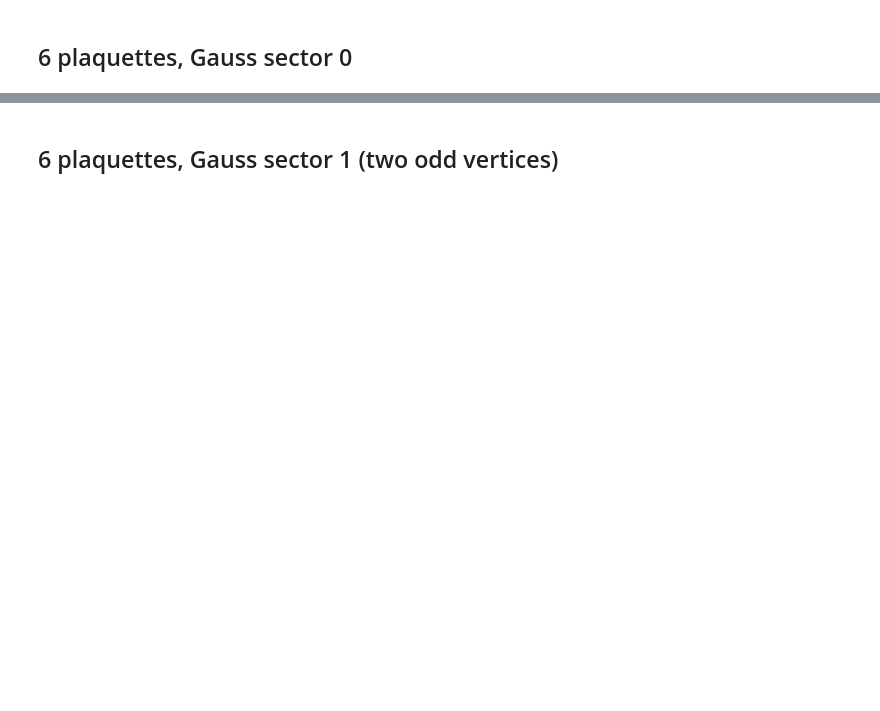
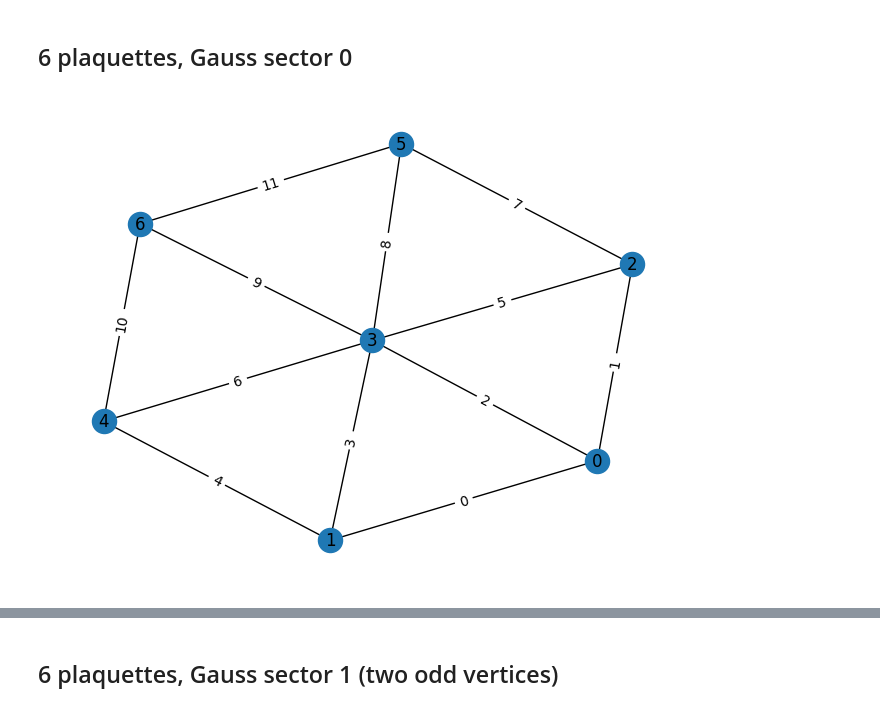
Before and after one commit to UTokyo-ICEPP/heavyhex-qft, a Jupyter notebook: notebooks/triangular_z2.ipynb, the cells around one changed output, grey strips where cells are left out. Drawn from its saved outputs; the diff is of its cells as text; code cells hidden in the pictures; blank space fills up the shorter version.

```diff
--- a/notebooks/triangular_z2.ipynb
+++ b/notebooks/triangular_z2.ipynb
@@ -35,2 +53,13 @@ plt.grid(True, axis='y')
 # %% [markdown]
 ## 6 plaquettes, Gauss sector 0
+# %%
+configuration = '''
+ * *
+* * *
+ * *
+'''
+lattice = TriangularZ2Lattice(configuration)
+
+rx.visualization.mpl_draw(lattice.graph, with_labels=True, labels=str, edge_labels=str)
+# %% [output]
+[figure, added]
```
Also changed, not shown: parts of 25 cells of this notebook.
